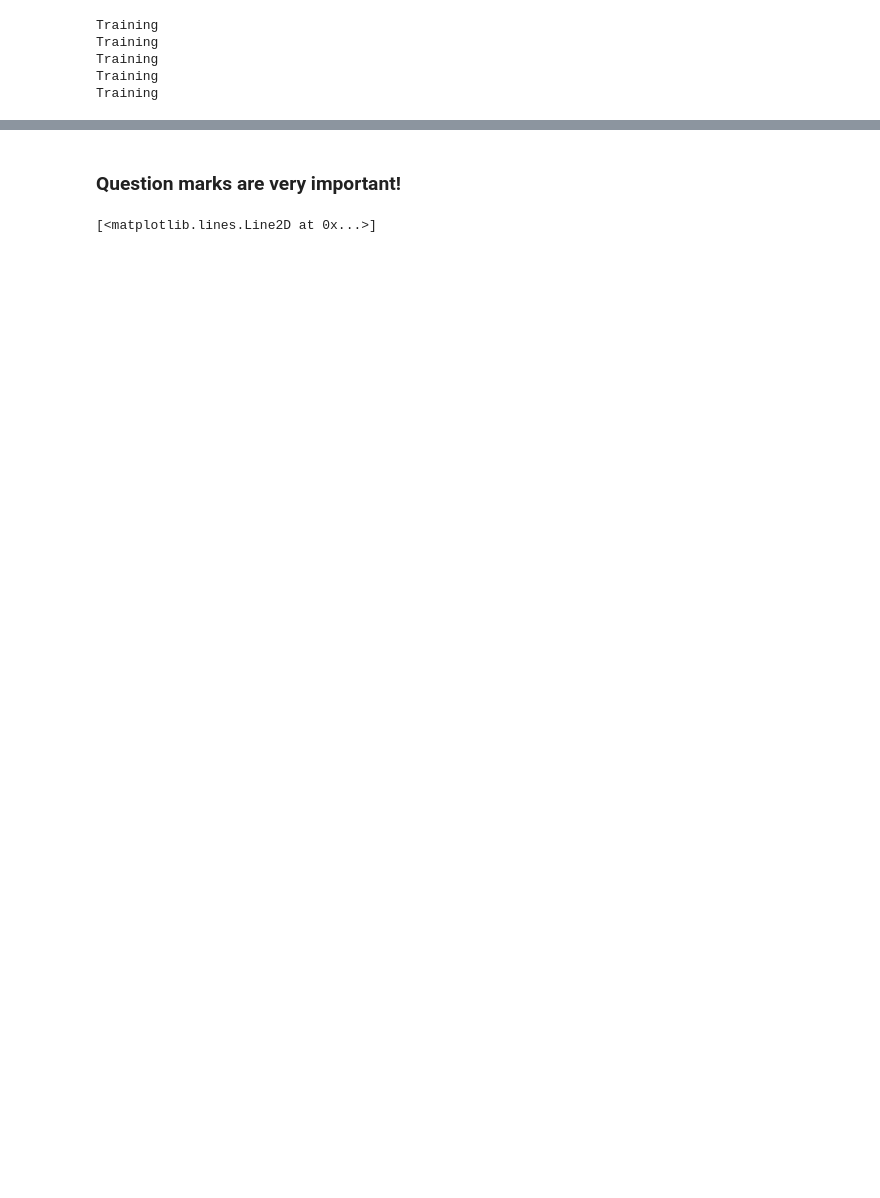
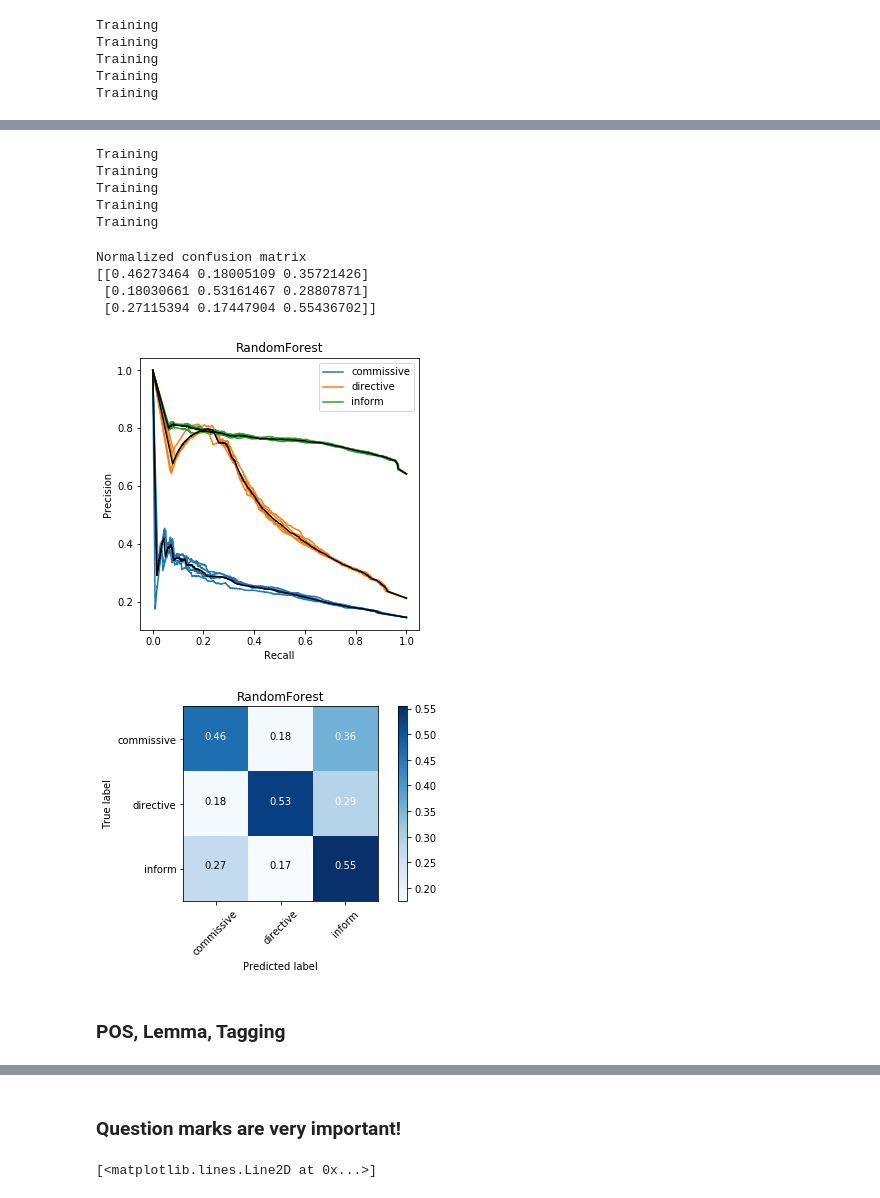
Before and after one commit to Ryanglambert/chatty, a Jupyter notebook: research/daily_dialogue/EDA-Word2Vec.ipynb, the cells around one changed output, grey strips where cells are left out. Drawn from its saved outputs; the diff is of its cells as text; code cells hidden in the pictures; blank space fills up the shorter version.

```diff
--- a/research/daily_dialogue/EDA-Word2Vec.ipynb
+++ b/research/daily_dialogue/EDA-Word2Vec.ipynb
@@ -116,0 +194,46 @@ Normalized confusion matrix
+# %%
+ACT_MASK = train['act'].notnull() & train['has_question_mark_t-1'].notnull() & train['act'].isin(['directive', 'commissive', 'inform'])
+
+assert train['act'][train['act'].notnull()].shape[0] \
+      == train_vecs[train['act'].notnull()].shape[0]
+
+TRAIN_MASK = ['first_utterance',
+              'subjectivity',
+              'utter_len',
+              'has_question_mark',
+              'has_question_mark_t-1']
+
+# X = np.concatenate((train_vecs,
+#                     train[TRAIN_MASK].values),
+#                    axis=1)[ACT_MASK]
+X = train[TRAIN_MASK].values[ACT_MASK]
+y = train['act'][ACT_MASK]
+# %%
+results = data.cv_stratified_shuffle(X, y,
+                                     RandomForestClassifier(n_jobs=-1),
+                                     splits=5,
+                                     upsample='SMOTE')
+# %% [output]
+Training
+Training
+Training
+Training
+Training
+# %%
+title = "RandomForest"
+plot.plot_prec_rec(results, title)
+le = LabelEncoder()
+le.fit(results['classes'])
+cm = confusion_matrix(le.transform(np.concatenate(results['y_true'])),
+                      np.argmax(np.concatenate(results['y_proba']), axis=1))
+plt.figure()
+plot.plot_confusion_matrix(cm, le.classes_, normalize=True, title=title);
+# %% [output]
+Normalized confusion matrix
+[[0.46273464 0.18005109 0.35721426]
+ [0.18030661 0.53161467 0.28807871]
+ [0.27115394 0.17447904 0.55436702]]
+[figure, added]
+[figure, added]
+# %% [markdown]
+### POS, Lemma, Tagging
```
Also changed, not shown: parts of 32 cells of this notebook, 2 other files.
